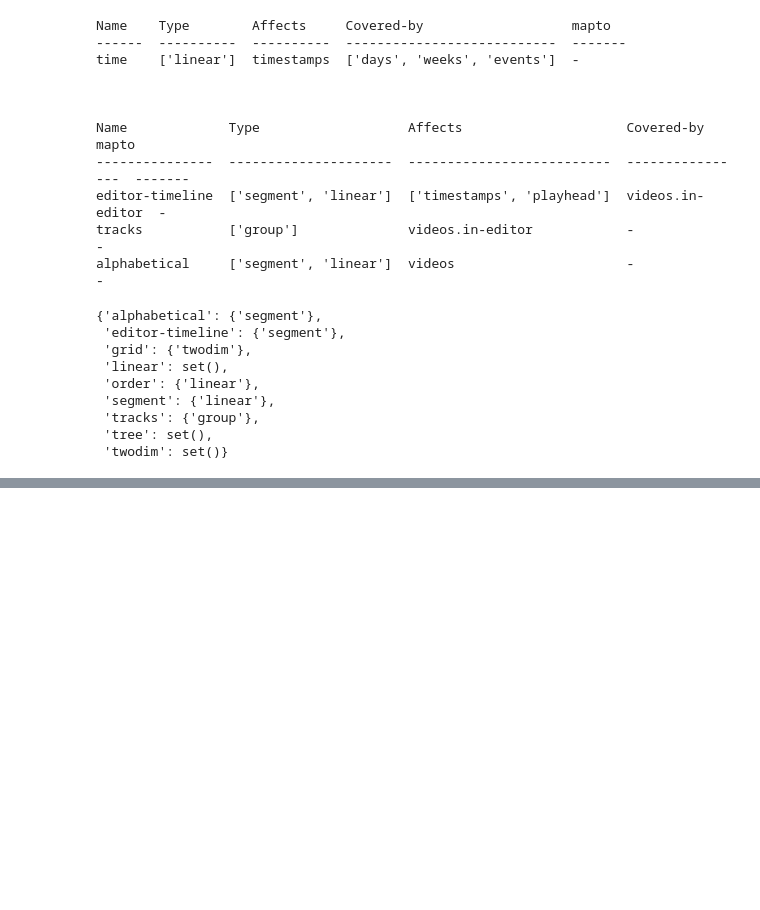
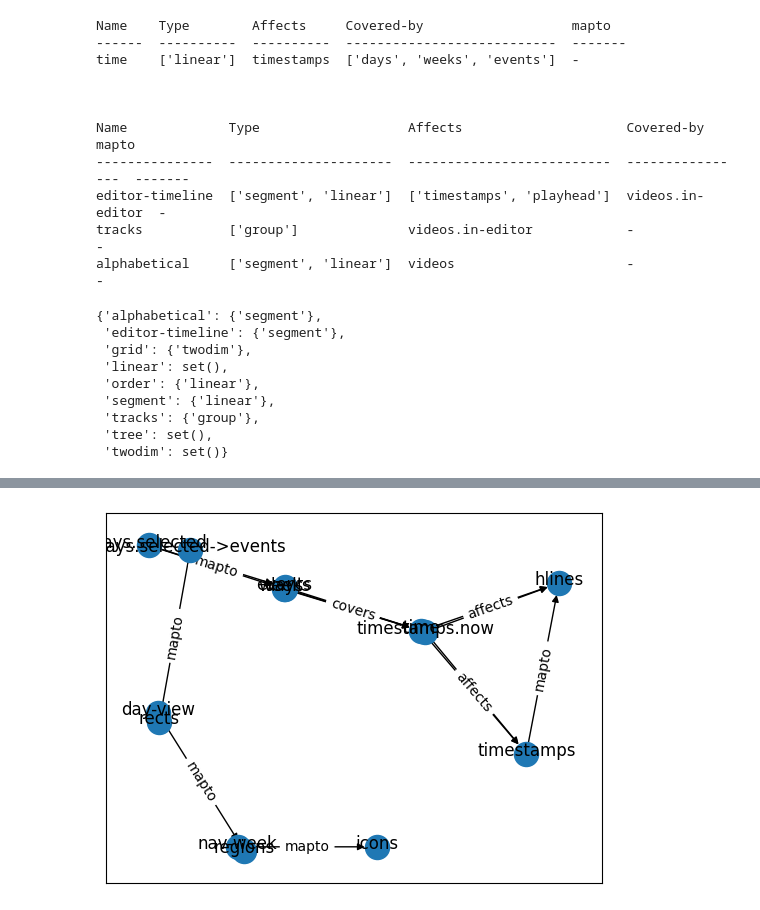
Before and after one commit to MatthewBeaudouinLafon/computable-interface-schema, a Jupyter notebook: flaml-schemas/flaml-5.1/metaphor2.ipynb, the cells around one changed output, grey strips where cells are left out. Drawn from its saved outputs; the diff is of its cells as text; code cells hidden in the pictures; blank space fills up the shorter version.

```diff
--- a/flaml-schemas/flaml-5.1/metaphor2.ipynb
+++ b/flaml-schemas/flaml-5.1/metaphor2.ipynb
@@ -1134,0 +1370,74 @@ pprint(StructRegistry(test_spec).typeRegistry)
+# %%
+def make_spec_graphs(spec):
+  graphs = {
+    'mapto': nx.DiGraph(),
+    'affects': nx.DiGraph(),
+    'covers': nx.DiGraph()
+  }
+
+  obj_registry = ObjectRegistry(spec)
+
+  for lhs, rhs_set in obj_registry.registry.items():
+    # lhs = sanitize_name(lhs)
+    for rhs in rhs_set:
+      # rhs = sanitize_name(rhs)
+      # Add mapto
+      graphs['mapto'].add_nodes_from([lhs, rhs], ilk='object')
+      graphs['mapto'].add_edge(lhs, rhs, rel='mapto')
+
+  # Rule: Transitive closure on mapto
+  graphs['mapto'] = nx.transitive_closure(graphs['mapto'])
+
+  for obj in listable(spec.get('objects', [])):
+    match = re.search("\(([\w-]+)\) (.*)", obj) # matches: (obj_type) obj_name
+    if match is None:
+      continue
+    obj_type, obj_name = match.groups()
+    obj_name = obj_name.split('->')[0].split('.')[0]
+    # prolog.append(f'type({obj_name}, {obj_type}).')
+
+  for struct in spec.get('structures', []):
+    # struct_name = sanitize_name(struct.get('name', None))
+    struct_name = struct.get('name', None)
+    graphs['affects'].add_node(struct_name, ilk='structure')
+
+    if struct_type := struct.get('type'):
+      # prolog.append(f'type({struct_name}, {struct_type}).')
+      pass
+
+    for affected in listable(struct.get('affects', [])):
+      # prolog.append(f'affects({struct_name}, {affected}).')
+      graphs['affects'].add_node(affected, ilk='object')
+      graphs['affects'].add_edge(struct_name, affected, rel='affects')
+
+      # Rule: S affects A & A mapto B => S affects B
+      if affected in graphs['mapto'].nodes:
+        for knock_on_affected in graphs['mapto'].neighbors(affected):
+          graphs['affects'].add_node(knock_on_affected, ilk='object')
+          graphs['affects'].add_edge(struct_name, knock_on_affected, rel='affects')
+
+    for cover in listable(struct.get('covered-by', [])):
+      # prolog.append(f'covered_by({struct_name}, {cover}).')
+      graphs['covers'].add_node(cover, ilk='object')
+      graphs['covers'].add_node(struct_name, ilk='structure')
+      graphs['covers'].add_edge(cover, struct_name, rel='covers')
+
+  return graphs
+
+def draw_graphs(graphs):
+  combined_graph = nx.compose_all(graphs.values())
+  draw_graph(combined_graph, 'rel')
+
+def print_graphs(graphs):
+  for relation, graph in graphs.items():
+    print('\n--', relation)
+    print(', '.join(graph.nodes))
+    print()
+    for edge in graph.edges:
+      print(f'{edge[0]} ~> {edge[1]}')
+  print()
+
+graphs = make_spec_graphs(parse_spec('calendar.yaml'))
+print_graphs(graphs)
+draw_graphs(graphs)
+# %% [output]
@@ -1134,0 +1461 @@ pprint(StructRegistry(test_spec).typeRegistry)
+[figure, added]
```
Also changed, not shown: parts of 36 cells of this notebook, 2 other files.
